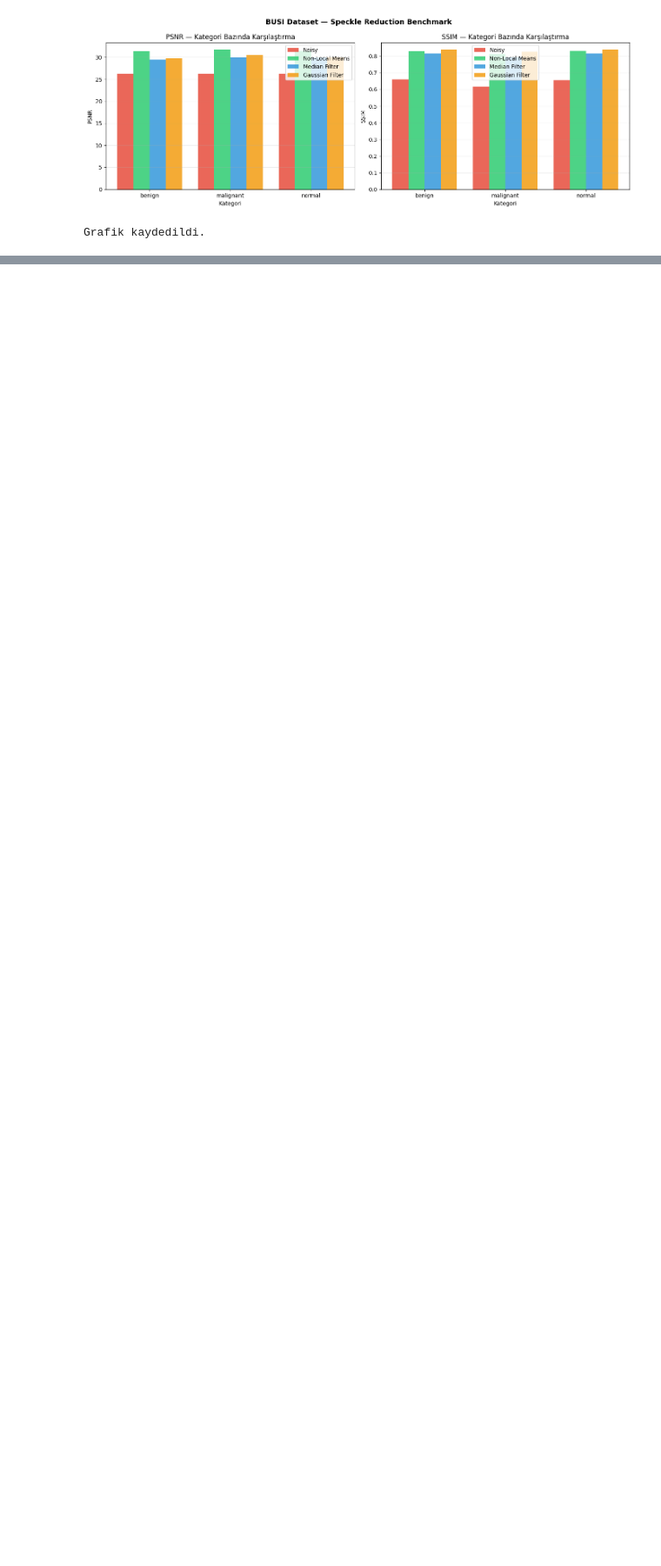
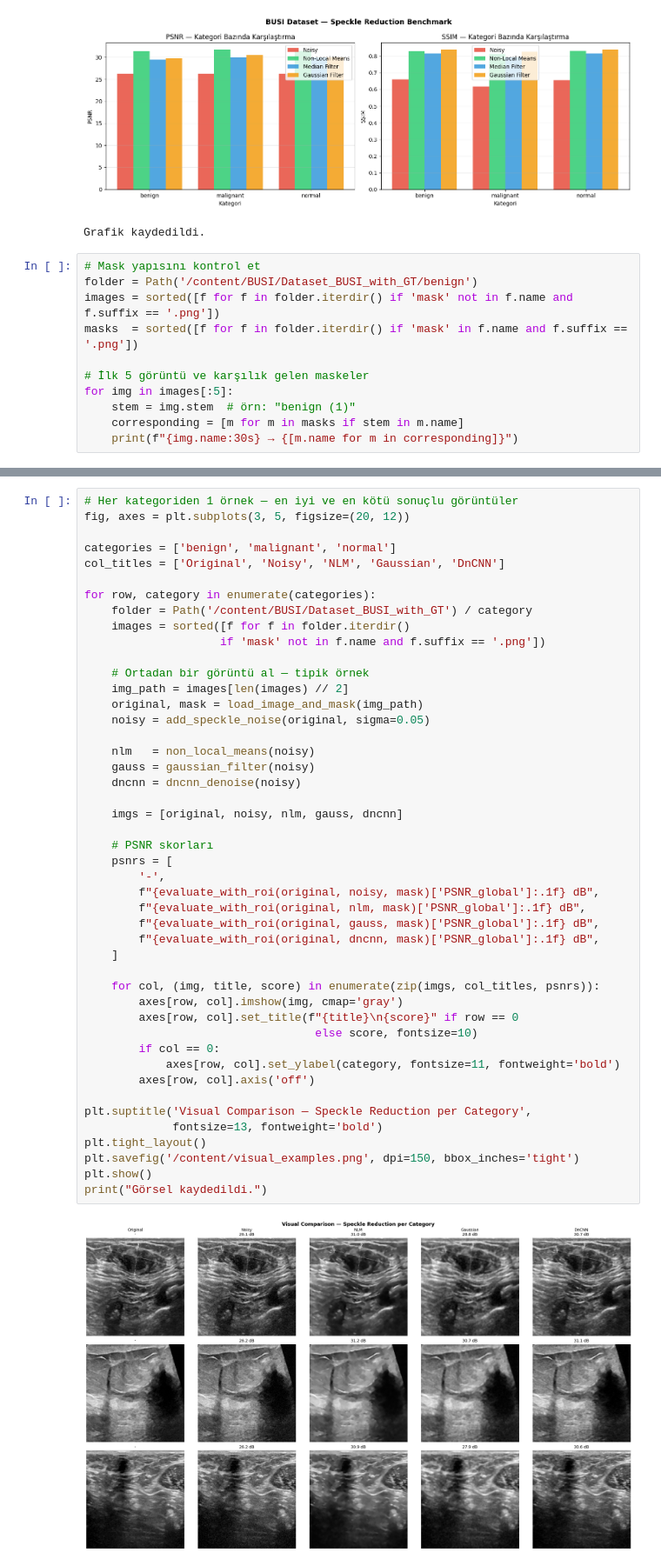
Before and after one commit to minebyte/us-speckle-reduction-benchmark, a Jupyter notebook: benchmark_gaussian.ipynb, the cells around one changed output, grey strips where cells are left out. Shown at 87% size. Drawn from its saved outputs; the diff is of its cells as text; blank space fills up the shorter version.

```diff
--- a/benchmark_gaussian.ipynb
+++ b/benchmark_gaussian.ipynb
@@ -435,3 +236,14 @@ print("Grafik kaydedildi.")
 # %% [output]
 [figure]
 Grafik kaydedildi.
+# %%
+# Mask yapısını kontrol et
+folder = Path('/content/BUSI/Dataset_BUSI_with_GT/benign')
+images = sorted([f for f in folder.iterdir() if 'mask' not in f.name and f.suffix == '.png'])
+masks  = sorted([f for f in folder.iterdir() if 'mask' in f.name and f.suffix == '.png'])
+
+# İlk 5 görüntü ve karşılık gelen maskeler
+for img in images[:5]:
+    stem = img.stem  # örn: "benign (1)"
+    corresponding = [m for m in masks if stem in m.name]
+    print(f"{img.name:30s} → {[m.name for m in corresponding]}")
@@ -437,0 +849,48 @@ Grafik kaydedildi.
+# %%
+# Her kategoriden 1 örnek — en iyi ve en kötü sonuçlu görüntüler
+fig, axes = plt.subplots(3, 5, figsize=(20, 12))
+
+categories = ['benign', 'malignant', 'normal']
+col_titles = ['Original', 'Noisy', 'NLM', 'Gaussian', 'DnCNN']
+
+for row, category in enumerate(categories):
+    folder = Path('/content/BUSI/Dataset_BUSI_with_GT') / category
+    images = sorted([f for f in folder.iterdir()
+                    if 'mask' not in f.name and f.suffix == '.png'])
+
+    # Ortadan bir görüntü al — tipik örnek
+    img_path = images[len(images) // 2]
+    original, mask = load_image_and_mask(img_path)
+    noisy = add_speckle_noise(original, sigma=0.05)
+
+    nlm   = non_local_means(noisy)
+    gauss = gaussian_filter(noisy)
+    dncnn = dncnn_denoise(noisy)
+
+    imgs = [original, noisy, nlm, gauss, dncnn]
+
+    # PSNR skorları
+    psnrs = [
+        '-',
+        f"{evaluate_with_roi(original, noisy, mask)['PSNR_global']:.1f} dB",
+        f"{evaluate_with_roi(original, nlm, mask)['PSNR_global']:.1f} dB",
+        f"{evaluate_with_roi(original, gauss, mask)['PSNR_global']:.1f} dB",
+        f"{evaluate_with_roi(original, dncnn, mask)['PSNR_global']:.1f} dB",
+    ]
+
+    for col, (img, title, score) in enumerate(zip(imgs, col_titles, psnrs)):
+        axes[row, col].imshow(img, cmap='gray')
+        axes[row, col].set_title(f"{title}\n{score}" if row == 0
+                                  else score, fontsize=10)
+        if col == 0:
+            axes[row, col].set_ylabel(category, fontsize=11, fontweight='bold')
+        axes[row, col].axis('off')
+
+plt.suptitle('Visual Comparison — Speckle Reduction per Category',
+             fontsize=13, fontweight='bold')
+plt.tight_layout()
+plt.savefig('/content/visual_examples.png', dpi=150, bbox_inches='tight')
+plt.show()
+print("Görsel kaydedildi.")
+# %% [output]
+[figure, added]
```
Also changed, not shown: parts of 26 cells of this notebook.
